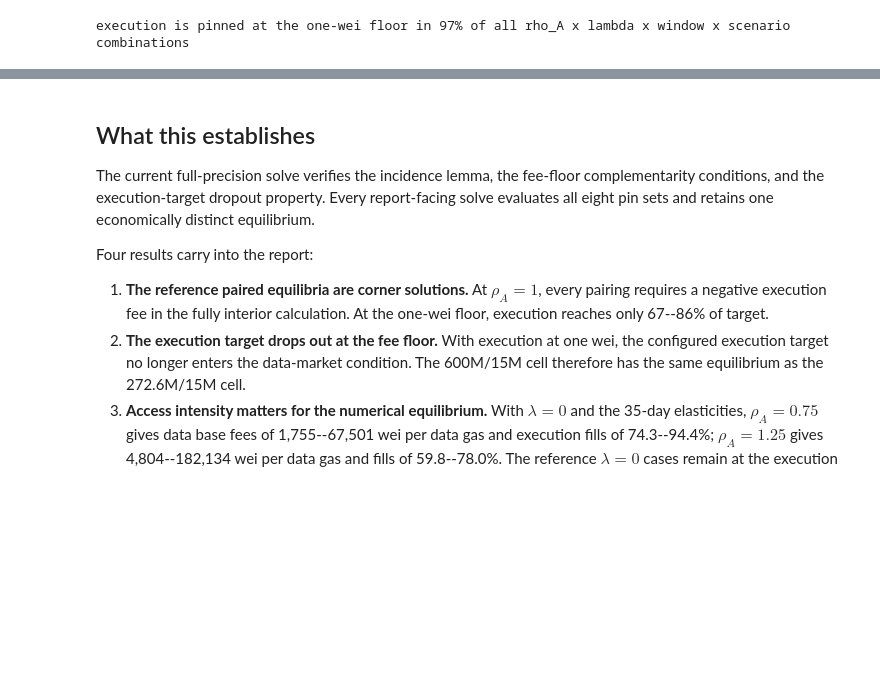
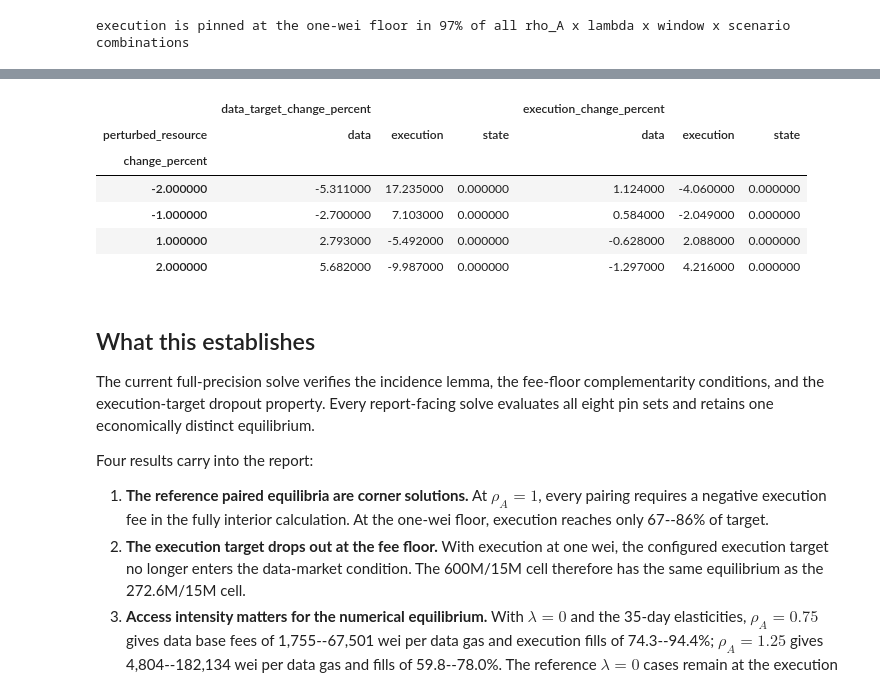
Before and after one commit to M1kuW1ll/eip-7999-research, a Jupyter notebook: notebooks/7999_equilibrium/03-bundle-priced-equilibrium.ipynb, the cells around one changed output, grey strips where cells are left out. Cells and saved outputs as stored; diff of their text form; code cells hidden in the pictures; blank space fills up the shorter version.

```diff
--- a/notebooks/7999_equilibrium/03-bundle-priced-equilibrium.ipynb
+++ b/notebooks/7999_equilibrium/03-bundle-priced-equilibrium.ipynb
@@ -2066,0 +2205,80 @@ plt.show()
+# %%
+BOUNDARY_PERTURBATIONS = (-3.0, -2.0, -1.0, -0.5, 0.0, 0.5, 1.0, 2.0, 3.0)
+
+
+def perturbed_eps(resource, change_pct):
+    shifted = dict(EPS)
+    shifted[resource] = EPS[resource] * (1.0 + change_pct / 100.0)
+    return shifted
+
+
+boundary_rows = []
+for resource in RESOURCES:
+    for change in BOUNDARY_PERTURBATIONS:
+        eps_p = perturbed_eps(resource, change)
+        try:
+            solved = minimum_data_target_for_execution(
+                300e6, eps_p, CENTRAL_LAMBDA, CENTRAL_RHO_A
+            )
+            data_target = (
+                float(solved["minimum_data_target"])
+                if solved.get("protocol_feasible", True) else np.nan
+            )
+        except (AssertionError, ValueError, TypeError):
+            data_target = np.nan
+        try:
+            execution_at_90 = execution_target_at_data_boundary(
+                90e6, eps_p, CENTRAL_LAMBDA, CENTRAL_RHO_A
+            )
+        except (AssertionError, ValueError):
+            execution_at_90 = np.nan
+        boundary_rows.append({
+            "perturbed_resource": resource,
+            "change_percent": change,
+            "epsilon_value": eps_p[resource],
+            "data_target_for_300m_execution": data_target,
+            "execution_target_at_90m_data": execution_at_90,
+        })
+
+boundary_elasticity = pd.DataFrame(boundary_rows)
+base = boundary_elasticity[boundary_elasticity["change_percent"].eq(0.0)].iloc[0]
+boundary_elasticity["data_target_change_percent"] = 100 * (
+    boundary_elasticity["data_target_for_300m_execution"]
+    / base["data_target_for_300m_execution"] - 1.0
+)
+boundary_elasticity["execution_change_percent"] = 100 * (
+    boundary_elasticity["execution_target_at_90m_data"]
+    / base["execution_target_at_90m_data"] - 1.0
+)
+boundary_elasticity.to_csv(
+    DATA_DIR / f"bundle_pricing_boundary_elasticity_sensitivity_{DATE_LABEL}.csv",
+    index=False,
+)
+
+# Two-sided local log-elasticities from the +/-0.5% pair.
+local_rows = []
+for resource in RESOURCES:
+    sub = boundary_elasticity[boundary_elasticity["perturbed_resource"].eq(resource)]
+    hi = sub[sub["change_percent"].eq(0.5)].iloc[0]
+    lo = sub[sub["change_percent"].eq(-0.5)].iloc[0]
+    d_ln_eps = np.log(hi["epsilon_value"] / lo["epsilon_value"])
+    local_rows.append({
+        "resource": resource,
+        "d_ln_data_target_d_ln_epsilon": float(
+            np.log(hi["data_target_for_300m_execution"]
+                   / lo["data_target_for_300m_execution"]) / d_ln_eps
+        ),
+        "d_ln_execution_at_90m_d_ln_epsilon": float(
+            np.log(hi["execution_target_at_90m_data"]
+                   / lo["execution_target_at_90m_data"]) / d_ln_eps
+        ),
+    })
+boundary_local_elasticity = pd.DataFrame(local_rows)
+display(boundary_local_elasticity.round(4))
+display(
+    boundary_elasticity[boundary_elasticity["change_percent"].isin((-2.0, -1.0, 1.0, 2.0))]
+    .pivot(index="change_percent", columns="perturbed_resource",
+           values=["data_target_change_percent", "execution_change_percent"])
+    .round(3)
+)
+# %% [output]
@@ -2067,3 +2289,10 @@ plt.show()
+|  | data_target_change_percent |  |  | execution_change_percent |  |  |
+| perturbed_resource | data | execution | state | data | execution | state |
+| change_percent |  |  |  |  |  |  |
+| -2.000000 | -5.311000 | 17.235000 | 0.000000 | 1.124000 | -4.060000 | 0.000000 |
+| -1.000000 | -2.700000 | 7.103000 | 0.000000 | 0.584000 | -2.049000 | 0.000000 |
+| 1.000000 | 2.793000 | -5.492000 | 0.000000 | -0.628000 | 2.088000 | 0.000000 |
+| 2.000000 | 5.682000 | -9.987000 | 0.000000 | -1.297000 | 4.216000 | 0.000000 |
 # %% [markdown]
 ## What this establishes
 
```
Also changed, not shown: parts of 4 cells of this notebook, 13 other files.
